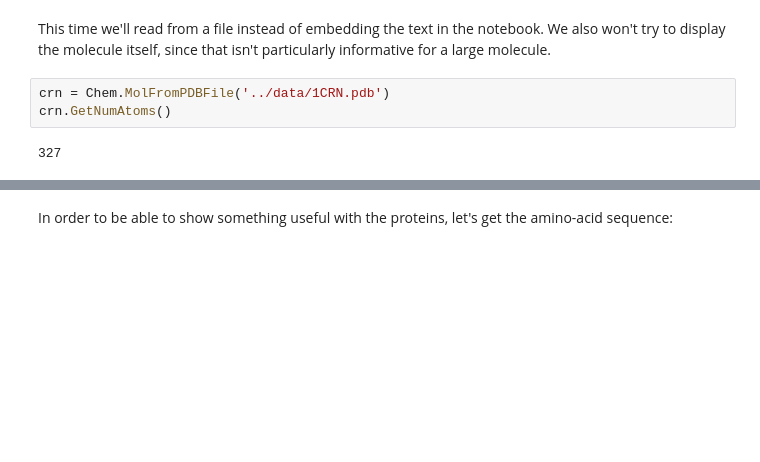
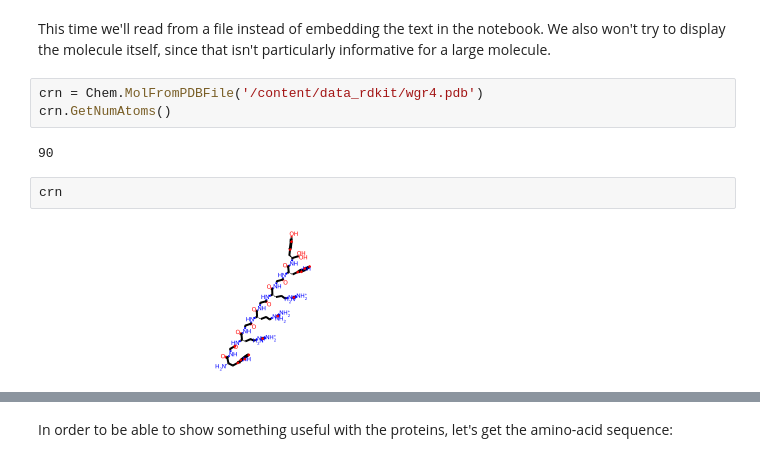
Before and after one commit to llisabere/rdkit-tutorials, a Jupyter notebook: notebooks/001_ReadingMolecules1.ipynb, the cells around one changed output, grey strips where cells are left out. Cells and saved outputs as stored; diff of their text form; blank space fills up the shorter version.

Commit message:
Created using Colab; added visualisation for WGR

```diff
--- a/notebooks/001_ReadingMolecules1.ipynb
+++ b/notebooks/001_ReadingMolecules1.ipynb
@@ -122,7 +122,11 @@ m2_h
 # %% [markdown]
 This time we'll read from a file instead of embedding the text in the notebook. We also won't try to display the molecule itself, since that isn't particularly informative for a large molecule.
 # %%
-crn = Chem.MolFromPDBFile('../data/1CRN.pdb')
+crn = Chem.MolFromPDBFile('/content/data_rdkit/wgr4.pdb')
 crn.GetNumAtoms()
 # %% [output]
-327
+90
+# %%
+crn
+# %% [output]
+[figure, added]
```
Also changed, not shown: parts of 7 cells of this notebook.
